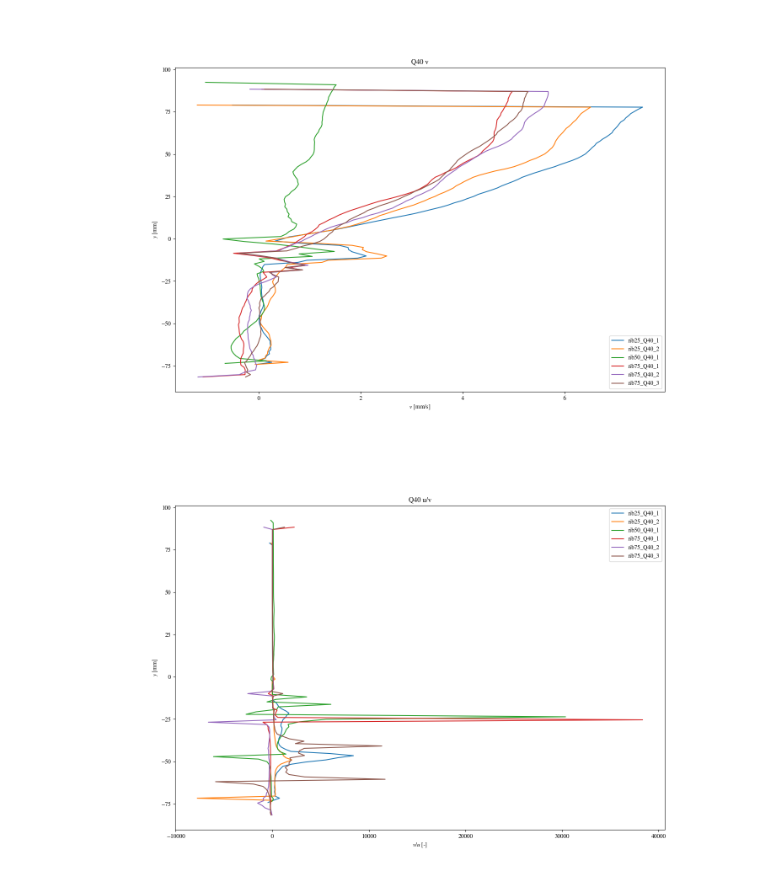
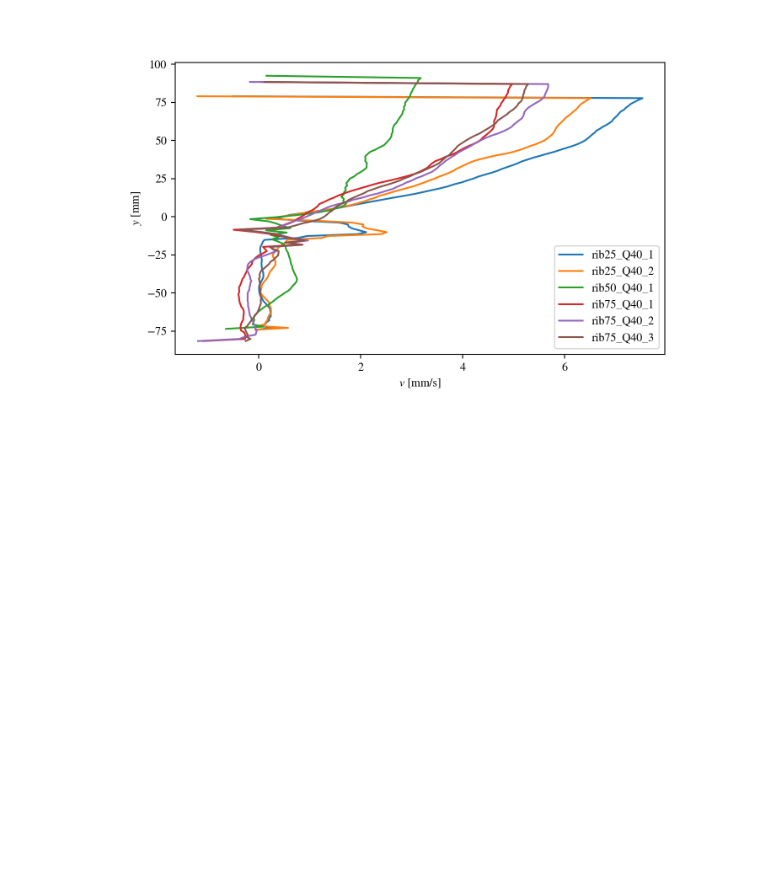
Before and after one commit to Havrevoll/Ribber, a Jupyter notebook: vertikalplotting.ipynb, the cells around one changed output. Saved outputs shown, nothing was run; the diff lists cells and outputs as text; code cells hidden in the pictures; blank space fills up the shorter version.

```diff
--- a/vertikalplotting.ipynb
+++ b/vertikalplotting.ipynb
@@ -33,23 +34,24 @@ for case in sorted(Path("data/").glob("rib*[1-3].hdf5")):
 # %%
 # for flow in [20,40,60,80,100]:
 for flow in [40]:
-    fig,ax = plt.subplots(figsize=(15,10))
+    myDPI = 200
+    fig, ax  = plt.subplots(figsize=(1500/myDPI,900/myDPI),dpi=myDPI)
+
     for f in vert:
         if f['Q'] == flow:
             ax.plot(f['v'],f['y'],label=f['filename'])
-            ax.set_title(f"Q{f['Q']} v")
+            # ax.set_title(f"Q{f['Q']} v")
     ax.legend()
     ax.set_xlabel(r'$v$ [mm/s]')
     ax.set_ylabel(r'$y$ [mm]')
 
-    fig2,ax2 = plt.subplots(figsize=(15,10))
-    for f in vert:
-        if f['Q'] == flow:
-            ax2.plot(f['u']/f['v'],f['y'],label=f['filename'])
-            ax2.set_title(f"Q{f['Q']} u/v")
-    ax2.legend()
-    ax2.set_xlabel(r'$v/u$ [-]')
-    ax2.set_ylabel(r'$y$ [mm]')
+    # fig2,ax2 = plt.subplots(figsize=(15,10))
+    # for f in vert:
+    #     if f['Q'] == flow:
+    #         ax2.plot(f['u']/f['v'],f['y'],label=f['filename'])
+    #         ax2.set_title(f"Q{f['Q']} u/v")
+    # ax2.legend()
+    # ax2.set_xlabel(r'$v/u$ [-]')
+    # ax2.set_ylabel(r'$y$ [mm]')
 # %% [output]
-[figure, old version]
+[figure, new version]
-[figure, removed]
```
Also changed, not shown: parts of 1 cell of this notebook, 3 other files.
